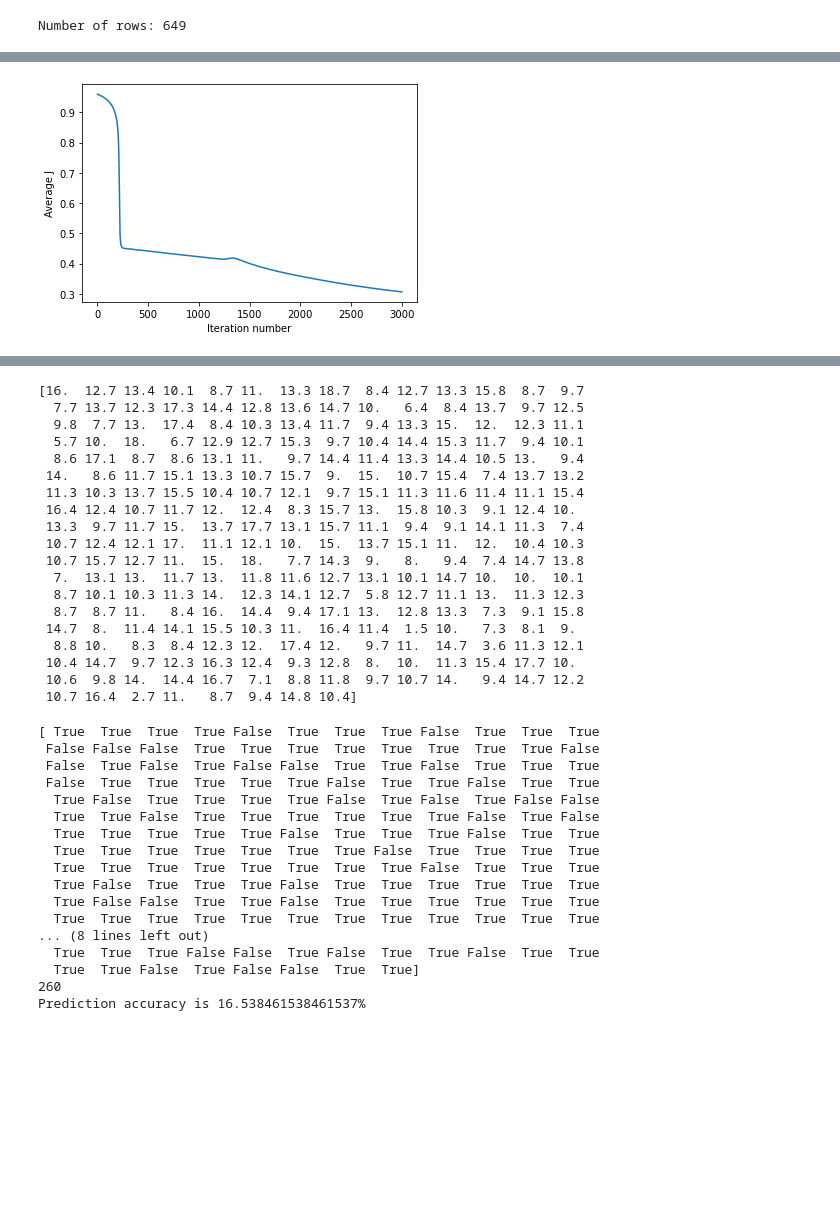
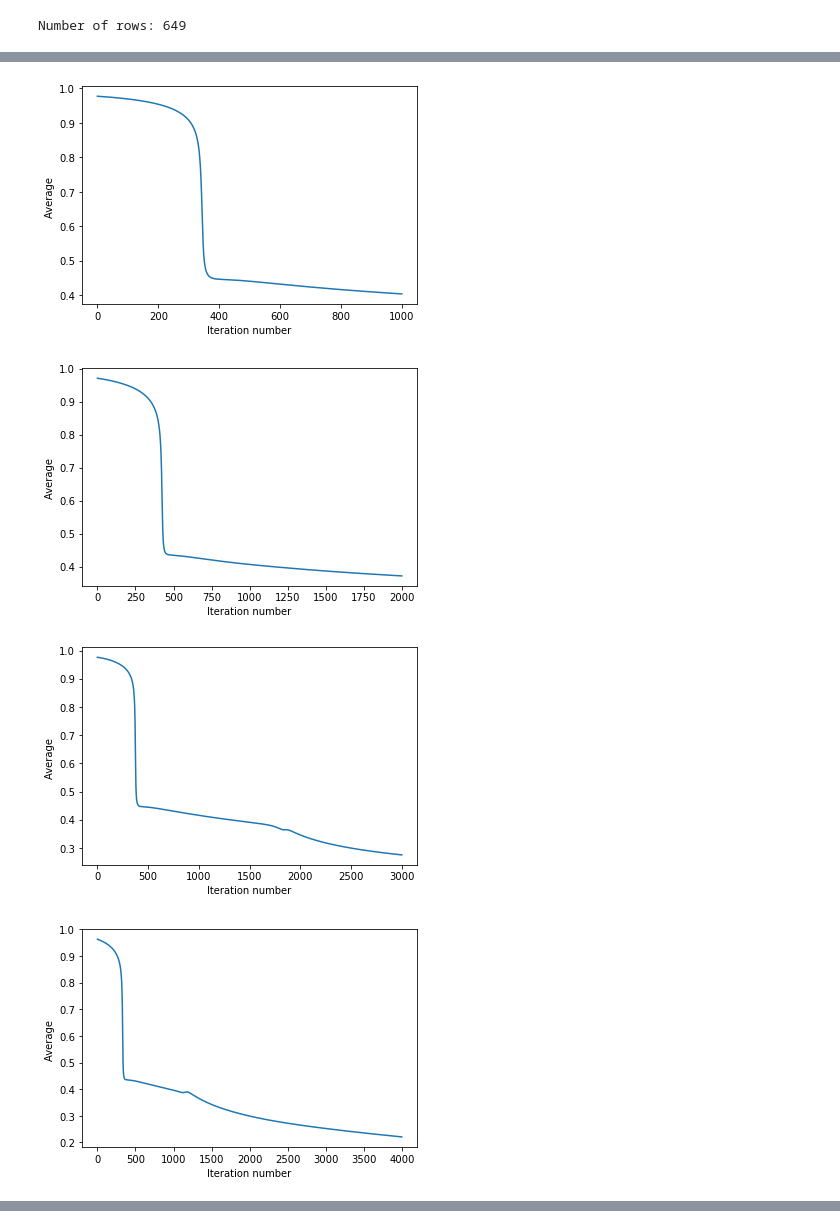
Before and after one commit to fdnthecoder/StudentPerformanceML, a Jupyter notebook: NNAmadou.ipynb, the cells around one changed output, grey strips where cells are left out. Drawn from its saved outputs; the diff is of its cells as text; code cells hidden in the pictures; blank space fills up the shorter version.

Commit message:
Added mutiple itter and graphings representation

```diff
--- a/NNAmadou.ipynb
+++ b/NNAmadou.ipynb
@@ -291,9 +291,14 @@ def predict_y(W, b, X, n_layers):
         y[i] = np.argmax(a[n_layers])
     return y
 # %%
+# three layers,
 nn_structure = [26, 30, 2]
 itter = [1000,2000,3000,4000,5000]
 # train the NN
-
-W, b, avg_cost_func = train_nn(nn_structure, X_train, y_v_train, 3000)
+w_vals = {}
+b_vals = {}
+avg_cost_vals = {}
+for i in range(len(itter)):
+    print("Trying " + str(itter[i]) + " iteration")
+    w_vals[i], b_vals[i], avg_cost_vals[i] = train_nn(nn_structure, X_train, y_v_train, itter[i])
 # %% [output]
@@ -304,8 +322,13 @@ Iteration 2000 of 3000
 # %%
-# plot the avg_cost_func
-plt.plot(avg_cost_func)
-plt.ylabel('Average J')
-plt.xlabel('Iteration number')
-plt.show()
+# plot the avg_cost_func depending on values
+for i in range(len(itter)):
+    plt.plot(avg_cost_vals[i])
+    plt.ylabel('Average ')
+    plt.xlabel('Iteration number')
+    plt.block = False
+    plt.show()
 # %% [output]
-[figure, old version]
+[figure, new version]
+[figure, added]
+[figure, added]
+[figure, added]
@@ -312,47 +335,0 @@ plt.show()
-# %%
-print(y_test)
-# %% [output]
-[16.  12.7 13.4 10.1  8.7 11.  13.3 18.7  8.4 12.7 13.3 15.8  8.7  9.7
-  7.7 13.7 12.3 17.3 14.4 12.8 13.6 14.7 10.   6.4  8.4 13.7  9.7 12.5
-  9.8  7.7 13.  17.4  8.4 10.3 13.4 11.7  9.4 13.3 15.  12.  12.3 11.1
-  5.7 10.  18.   6.7 12.9 12.7 15.3  9.7 10.4 14.4 15.3 11.7  9.4 10.1
-  8.6 17.1  8.7  8.6 13.1 11.   9.7 14.4 11.4 13.3 14.4 10.5 13.   9.4
- 14.   8.6 11.7 15.1 13.3 10.7 15.7  9.  15.  10.7 15.4  7.4 13.7 13.2
- 11.3 10.3 13.7 15.5 10.4 10.7 12.1  9.7 15.1 11.3 11.6 11.4 11.1 15.4
- 16.4 12.4 10.7 11.7 12.  12.4  8.3 15.7 13.  15.8 10.3  9.1 12.4 10.
- 13.3  9.7 11.7 15.  13.7 17.7 13.1 15.7 11.1  9.4  9.1 14.1 11.3  7.4
- 10.7 12.4 12.1 17.  11.1 12.1 10.  15.  13.7 15.1 11.  12.  10.4 10.3
- 10.7 15.7 12.7 11.  15.  18.   7.7 14.3  9.   8.   9.4  7.4 14.7 13.8
-  7.  13.1 13.  11.7 13.  11.8 11.6 12.7 13.1 10.1 14.7 10.  10.  10.1
-  8.7 10.1 10.3 11.3 14.  12.3 14.1 12.7  5.8 12.7 11.1 13.  11.3 12.3
-  8.7  8.7 11.   8.4 16.  14.4  9.4 17.1 13.  12.8 13.3  7.3  9.1 15.8
- 14.7  8.  11.4 14.1 15.5 10.3 11.  16.4 11.4  1.5 10.   7.3  8.1  9.
-  8.8 10.   8.3  8.4 12.3 12.  17.4 12.   9.7 11.  14.7  3.6 11.3 12.1
- 10.4 14.7  9.7 12.3 16.3 12.4  9.3 12.8  8.  10.  11.3 15.4 17.7 10.
- 10.6  9.8 14.  14.4 16.7  7.1  8.8 11.8  9.7 10.7 14.   9.4 14.7 12.2
- 10.7 16.4  2.7 11.   8.7  9.4 14.8 10.4]
-# %%
-y_pred = predict_y(W, b, X_test, 3)
-y_test = y_test >= 10
-print(y_test)
-print(len(y_pred))
-
-print('Prediction accuracy is {}%'.format(accuracy_score(y_test, y_pred) * 100))
-# %% [output]
-[ True  True  True  True False  True  True  True False  True  True  True
- False False False  True  True  True  True  True  True  True  True False
- False  True False  True False False  True  True False  True  True  True
- False  True  True  True  True  True False  True  True False  True  True
-  True False  True  True  True  True False  True False  True False False
-  True  True False  True  True  True  True  True  True False  True False
-  True  True  True  True  True False  True  True  True False  True  True
-  True  True  True  True  True  True  True False  True  True  True  True
-  True  True  True  True  True  True  True  True False  True  True  True
-  True False  True  True  True False  True  True  True  True  True  True
-  True False False  True  True False  True  True  True  True  True  True
-  True  True  True  True  True  True  True  True  True  True  True  True
-... (8 lines left out)
-  True  True  True False False  True False  True  True False  True  True
-  True  True False  True False False  True  True]
-260
-Prediction accuracy is 16.538461538461537%
```
Also changed, not shown: parts of 10 cells of this notebook.
